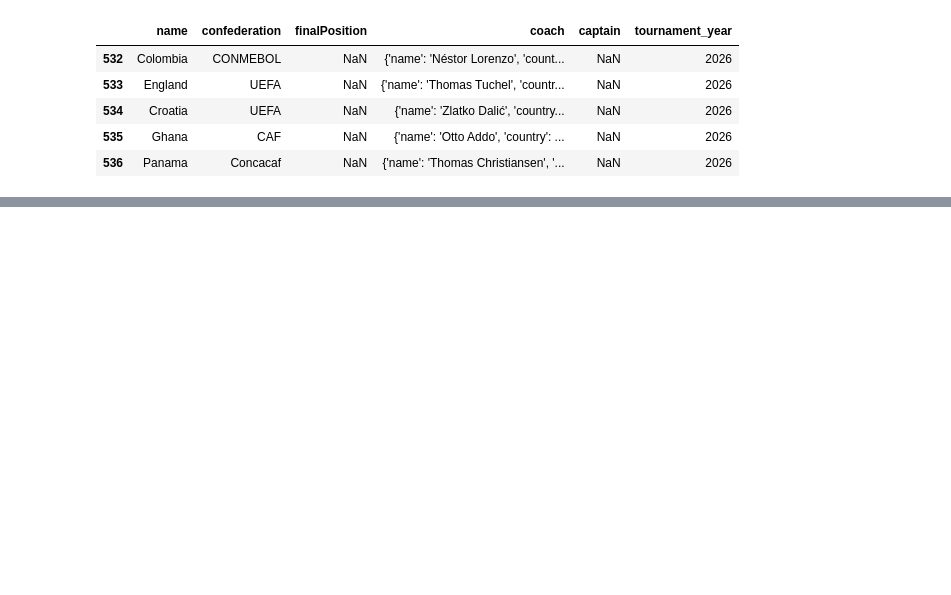
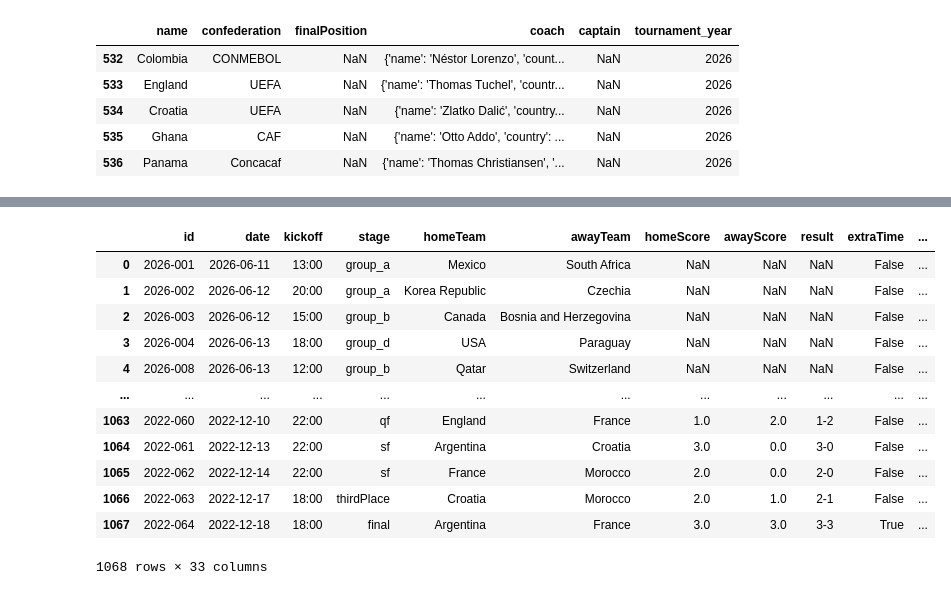
Before and after one commit to EWanjau/worldcup_2026_predictor, a Jupyter notebook: notebooks/eda.ipynb, the cells around one changed output, grey strips where cells are left out. Saved outputs shown, nothing was run; the diff lists cells and outputs as text; code cells hidden in the pictures; blank space fills up the shorter version.

```diff
--- a/notebooks/eda.ipynb
+++ b/notebooks/eda.ipynb
@@ -75,0 +122,33 @@ team_features.tail()
+# %%
+# Standardize Team Names
+df_matches["homeTeam"] = (
+    df_matches["homeTeam"]
+    .str.strip()
+)
+
+df_matches["awayTeam"] = (
+    df_matches["awayTeam"]
+    .str.strip()
+)
+
+df_teams["name"] = (
+    df_teams["name"]
+    .str.strip()
+)
+# %%
+# Create a MAtch result target
+def build_target(row):
+
+    if row.homeScore > row.awayScore:
+        return 1
+
+    elif row.homeScore == row.awayScore:
+        return 0
+
+    return -1
+
+
+df_matches["target"] = (
+    df_matches
+    .apply(build_target, axis=1)
+)
@@ -75,0 +247,16 @@ team_features.tail()
+# %%
+df_matches
+# %% [output]
+|  | id | date | kickoff | stage | homeTeam | awayTeam | homeScore | awayScore | result | extraTime | ... |
+| 0 | 2026-001 | 2026-06-11 | 13:00 | group_a | Mexico | South Africa | NaN | NaN | NaN | False | ... |
+| 1 | 2026-002 | 2026-06-12 | 20:00 | group_a | Korea Republic | Czechia | NaN | NaN | NaN | False | ... |
+| 2 | 2026-003 | 2026-06-12 | 15:00 | group_b | Canada | Bosnia and Herzegovina | NaN | NaN | NaN | False | ... |
+| 3 | 2026-004 | 2026-06-13 | 18:00 | group_d | USA | Paraguay | NaN | NaN | NaN | False | ... |
+| 4 | 2026-008 | 2026-06-13 | 12:00 | group_b | Qatar | Switzerland | NaN | NaN | NaN | False | ... |
+| ... | ... | ... | ... | ... | ... | ... | ... | ... | ... | ... | ... |
+| 1063 | 2022-060 | 2022-12-10 | 22:00 | qf | England | France | 1.0 | 2.0 | 1-2 | False | ... |
+| 1064 | 2022-061 | 2022-12-13 | 22:00 | sf | Argentina | Croatia | 3.0 | 0.0 | 3-0 | False | ... |
+| 1065 | 2022-062 | 2022-12-14 | 22:00 | sf | France | Morocco | 2.0 | 0.0 | 2-0 | False | ... |
+| 1066 | 2022-063 | 2022-12-17 | 18:00 | thirdPlace | Croatia | Morocco | 2.0 | 1.0 | 2-1 | False | ... |
+| 1067 | 2022-064 | 2022-12-18 | 18:00 | final | Argentina | France | 3.0 | 3.0 | 3-3 | True | ... |
+1068 rows × 33 columns
```
Also changed, not shown: parts of 134 cells of this notebook, 17 other files.
